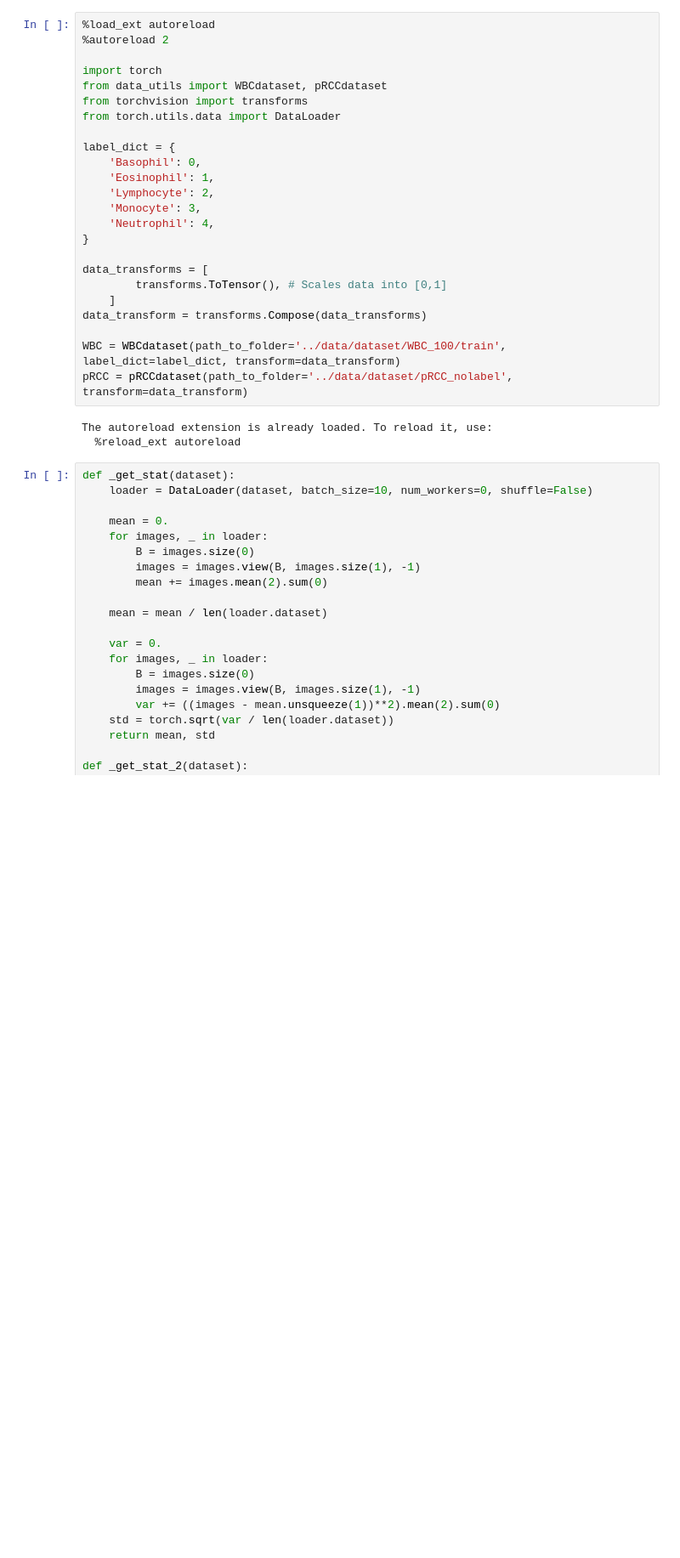
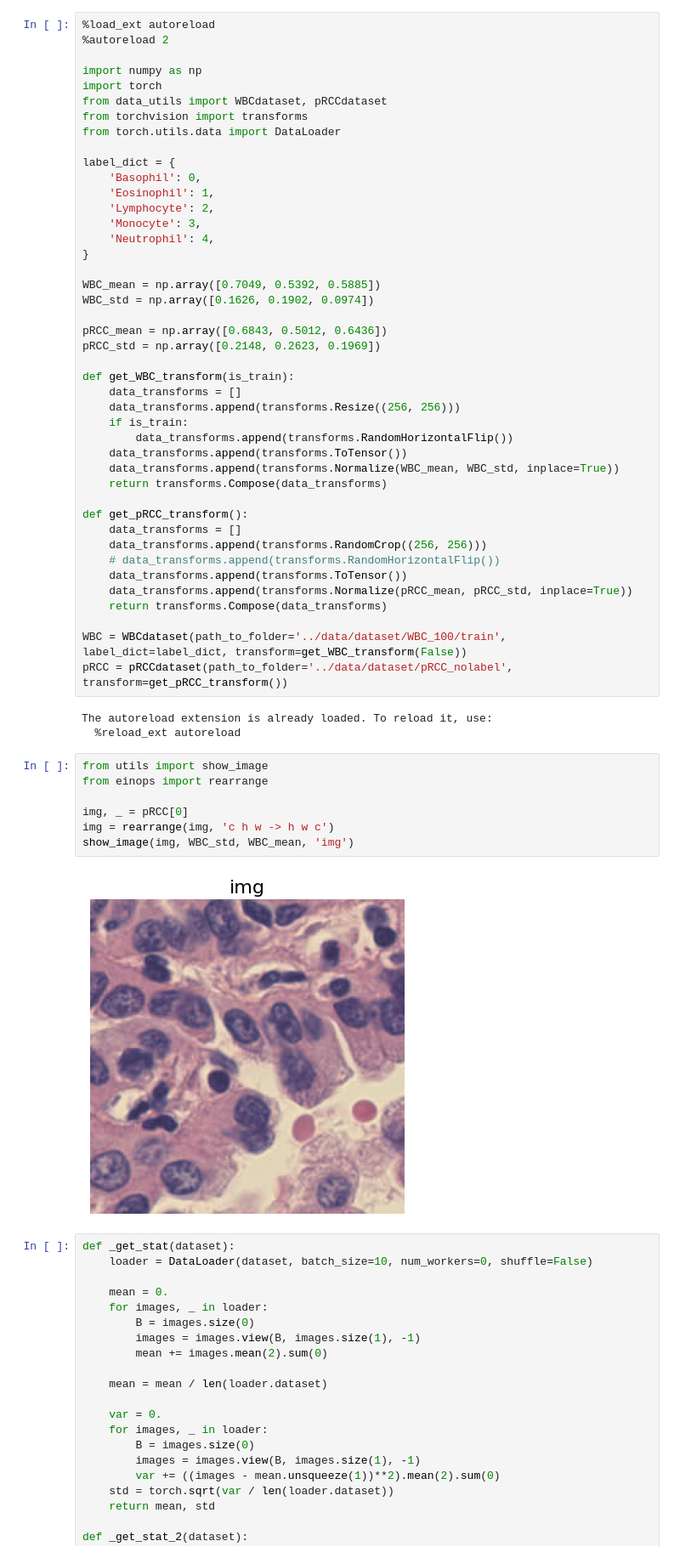
Before and after one commit to Nauw1010/cs5242proj, a Jupyter notebook: Untitled.ipynb, the cells around one changed output. Shown: that part at 85% size. Drawn from its saved outputs; the diff is of its cells as text; blank space fills up the shorter version.

```diff
--- a/Untitled.ipynb
+++ b/Untitled.ipynb
@@ -2,6 +2,7 @@
 %load_ext autoreload
 %autoreload 2
 
+import numpy as np
 import torch
 from data_utils import WBCdataset, pRCCdataset
 from torchvision import transforms
@@ -15,16 +16,43 @@ label_dict = {
     'Neutrophil': 4,
 }
 
-data_transforms = [
-        transforms.ToTensor(), # Scales data into [0,1]
-    ]
-data_transform = transforms.Compose(data_transforms)
+WBC_mean = np.array([0.7049, 0.5392, 0.5885])
+WBC_std = np.array([0.1626, 0.1902, 0.0974])
 
-WBC = WBCdataset(path_to_folder='../data/dataset/WBC_100/train', label_dict=label_dict, transform=data_transform)
-pRCC = pRCCdataset(path_to_folder='../data/dataset/pRCC_nolabel', transform=data_transform)
+pRCC_mean = np.array([0.6843, 0.5012, 0.6436])
+pRCC_std = np.array([0.2148, 0.2623, 0.1969])
+
+def get_WBC_transform(is_train):
+    data_transforms = []
+    data_transforms.append(transforms.Resize((256, 256)))
+    if is_train:
+        data_transforms.append(transforms.RandomHorizontalFlip())
+    data_transforms.append(transforms.ToTensor())
+    data_transforms.append(transforms.Normalize(WBC_mean, WBC_std, inplace=True))
+    return transforms.Compose(data_transforms)
+
+def get_pRCC_transform():
+    data_transforms = []
+    data_transforms.append(transforms.RandomCrop((256, 256)))
+    # data_transforms.append(transforms.RandomHorizontalFlip())
+    data_transforms.append(transforms.ToTensor())
+    data_transforms.append(transforms.Normalize(pRCC_mean, pRCC_std, inplace=True))
+    return transforms.Compose(data_transforms)
+
+WBC = WBCdataset(path_to_folder='../data/dataset/WBC_100/train', label_dict=label_dict, transform=get_WBC_transform(False))
+pRCC = pRCCdataset(path_to_folder='../data/dataset/pRCC_nolabel', transform=get_pRCC_transform())
 # %% [output]
 The autoreload extension is already loaded. To reload it, use:
   %reload_ext autoreload
+# %%
+from utils import show_image
+from einops import rearrange
+
+img, _ = pRCC[0]
+img = rearrange(img, 'c h w -> h w c')
+show_image(img, WBC_std, WBC_mean, 'img')
+# %% [output]
+[figure, added]
 # %%
 def _get_stat(dataset):
     loader = DataLoader(dataset, batch_size=10, num_workers=0, shuffle=False)
```
Also changed, not shown: parts of 1 cell of this notebook, 3 other files.
